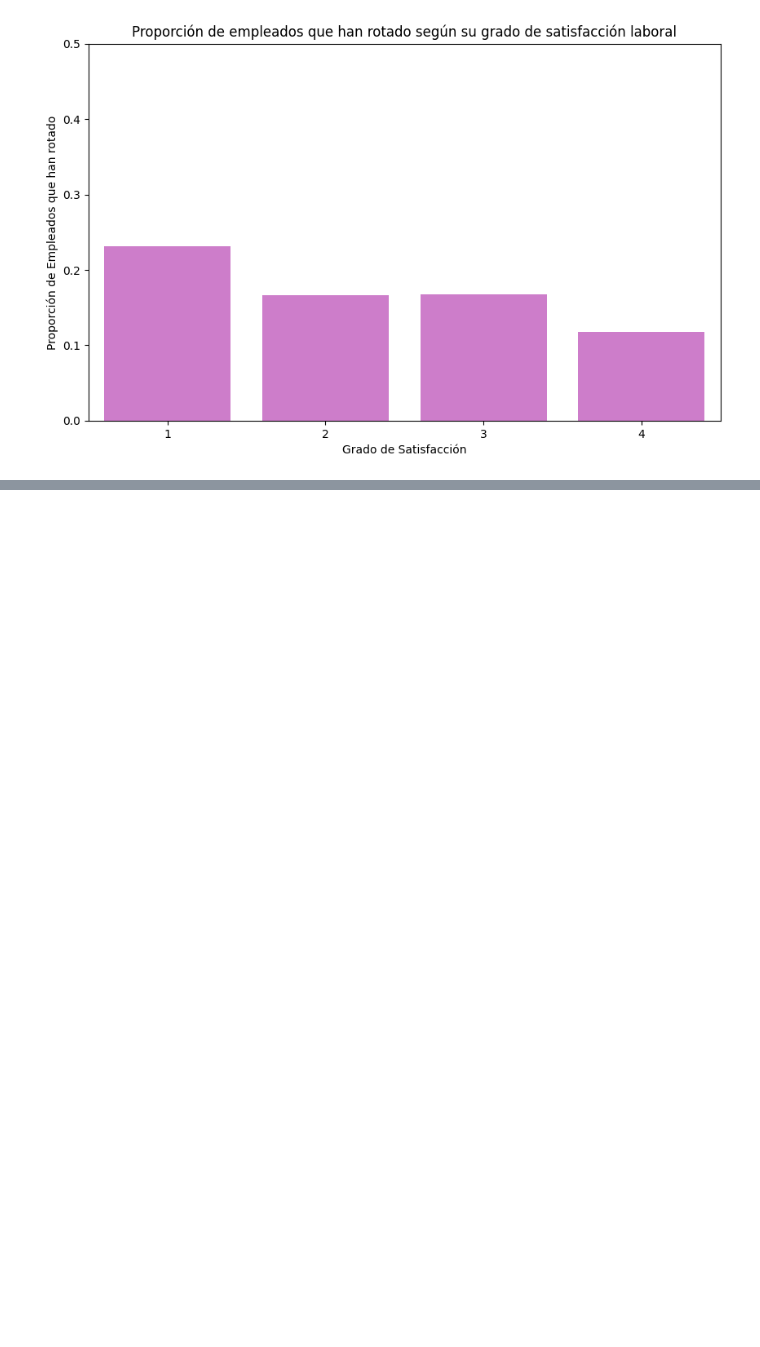
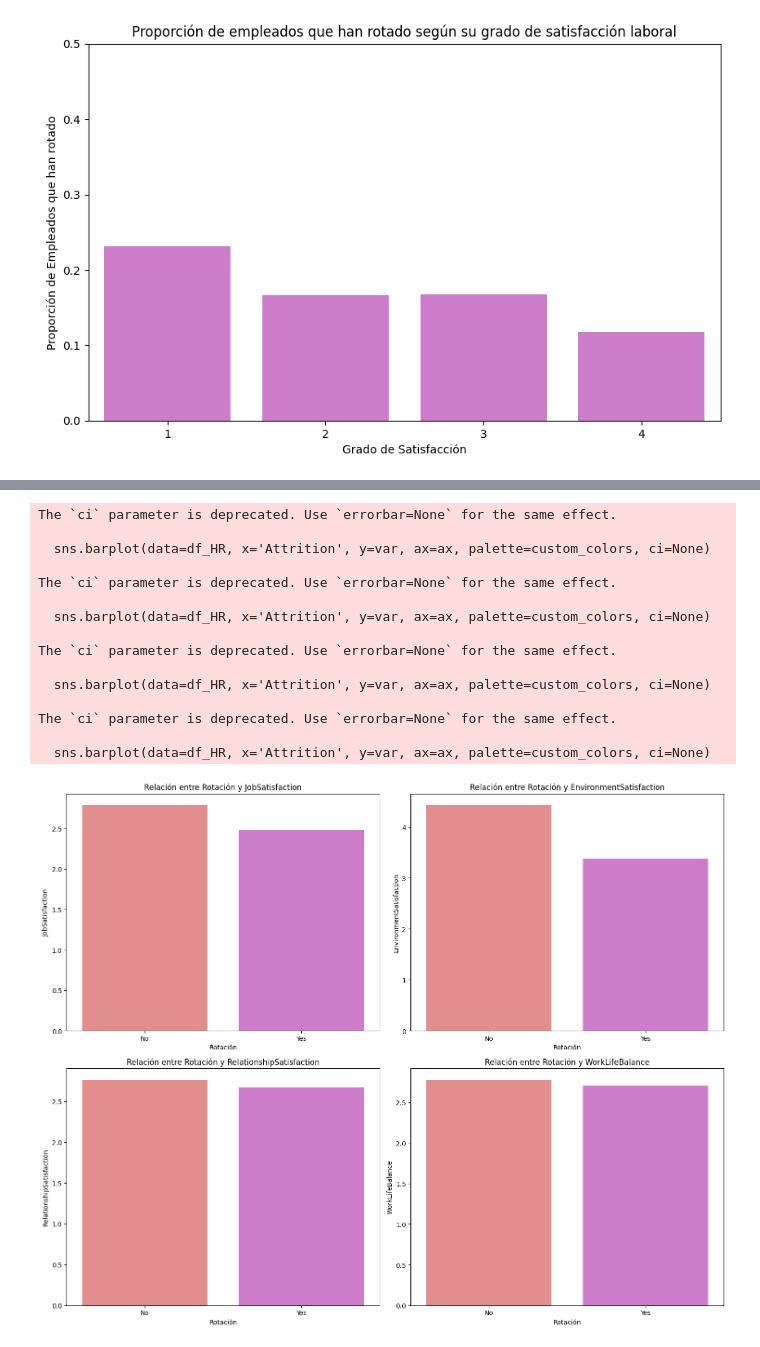
Before and after one commit to TaniaGraff/project-da-promo-angela-modulo-3-team-3, a Jupyter notebook: graficos_sprint2.ipynb, the cells around one changed output, grey strips where cells are left out. Saved outputs shown, nothing was run; the diff lists cells and outputs as text; code cells hidden in the pictures; blank space fills up the shorter version.

Commit message:
graficos de barras

```diff
--- a/graficos_sprint2.ipynb
+++ b/graficos_sprint2.ipynb
@@ -141,0 +136,37 @@ Passing `palette` without assigning `hue` is deprecated and will be removed in v
+# %%
+# Variables de satisfacción que queremos analizar
+satisfaction_vars = ['JobSatisfaction', 'EnvironmentSatisfaction', 'RelationshipSatisfaction', 'WorkLifeBalance']
+
+# Crear una figura con subplots
+fig, axes = plt.subplots(2, 2, figsize=(15, 12))
+
+# Definir colores personalizados
+custom_colors = {'Yes': 'orchid', 'No': 'lightcoral'}
+
+# Crear los gráficos de barras para cada variable de satisfacción en subplots
+for ax, var in zip(axes.flatten(), satisfaction_vars):
+    sns.barplot(data=df_HR, x='Attrition', y=var, ax=ax, palette=custom_colors, ci=None)
+    ax.set_title(f'Relación entre Rotación y {var}')
+    ax.set_xlabel('Rotación')
+    ax.set_ylabel(var)
+
+# Ajustar el layout para que no se sobrepongan los elementos
+plt.tight_layout()
+plt.show()
+# %% [output]
+The `ci` parameter is deprecated. Use `errorbar=None` for the same effect.
+
+  sns.barplot(data=df_HR, x='Attrition', y=var, ax=ax, palette=custom_colors, ci=None)
+
+The `ci` parameter is deprecated. Use `errorbar=None` for the same effect.
+
+  sns.barplot(data=df_HR, x='Attrition', y=var, ax=ax, palette=custom_colors, ci=None)
+
+The `ci` parameter is deprecated. Use `errorbar=None` for the same effect.
+
+  sns.barplot(data=df_HR, x='Attrition', y=var, ax=ax, palette=custom_colors, ci=None)
+
+The `ci` parameter is deprecated. Use `errorbar=None` for the same effect.
+
+  sns.barplot(data=df_HR, x='Attrition', y=var, ax=ax, palette=custom_colors, ci=None)
+[figure, added]
```
Also changed, not shown: parts of 5 cells of this notebook.
